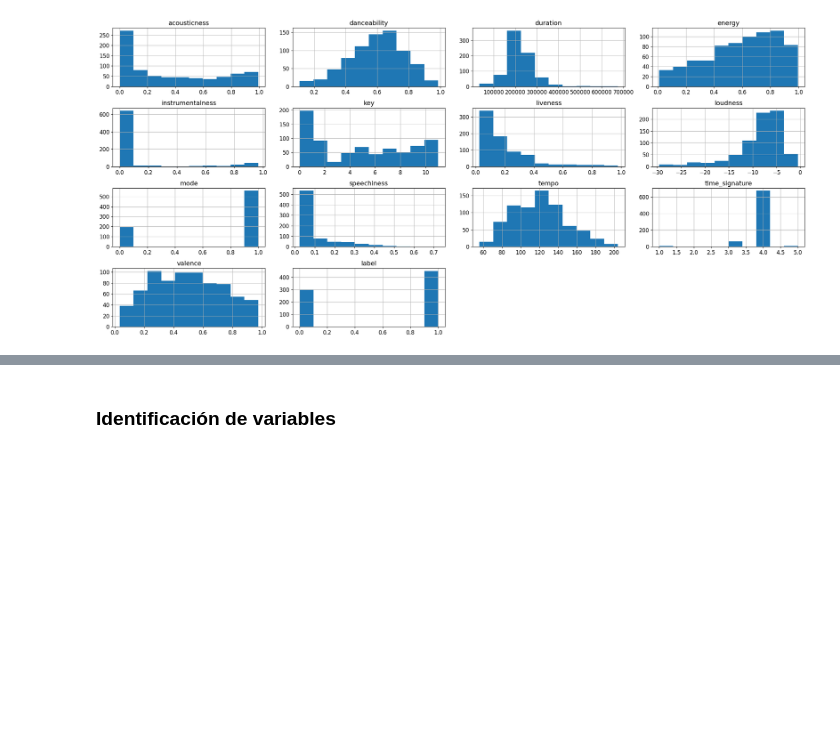
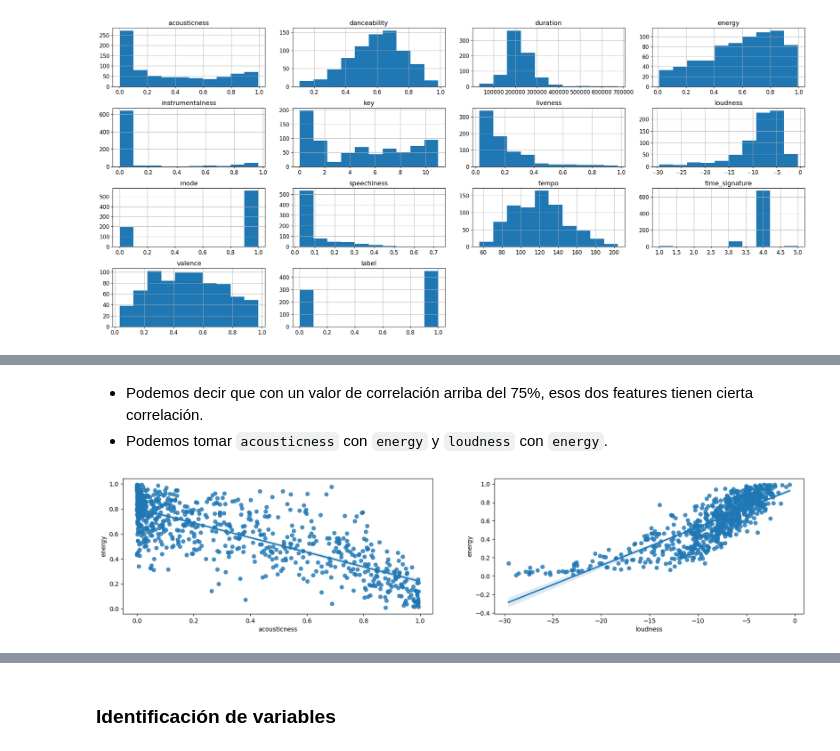
Before and after one commit to manoloacademia/CEIA_Analisis_de_datos, a Jupyter notebook: practica_final/analysis_spotify.ipynb, the cells around one changed output, grey strips where cells are left out. Saved outputs shown, nothing was run; the diff lists cells and outputs as text; code cells hidden in the pictures; blank space fills up the shorter version.

```diff
--- a/practica_final/analysis_spotify.ipynb
+++ b/practica_final/analysis_spotify.ipynb
@@ -222,0 +267,9 @@ display_dataset_distributions(playlist)
+# %% [markdown]
+- Podemos decir que con un valor de correlación arriba del 75%, esos dos features tienen cierta correlación.
+- Podemos tomar `acousticness` con `energy` y `loudness` con `energy`.
+# %%
+fig,axes = plt.subplots(1,2,figsize=(20,4))
+sns.regplot(x="acousticness", y="energy", data=playlist, order=1,ax=axes[0])
+sns.regplot(x="loudness", y="energy", data=playlist, order=1,ax=axes[1]);
+# %% [output]
+[figure, added]
```
Also changed, not shown: parts of 8 cells of this notebook.
